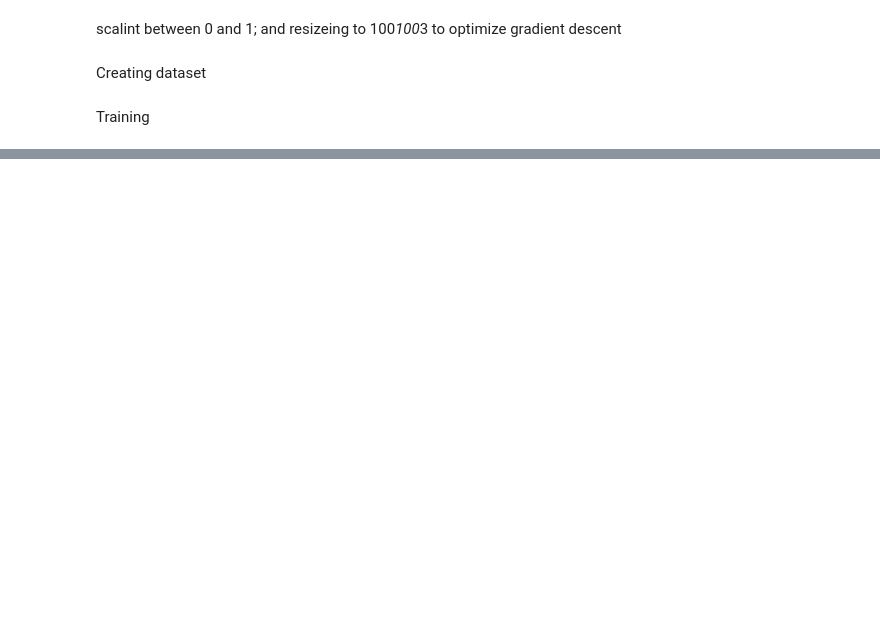
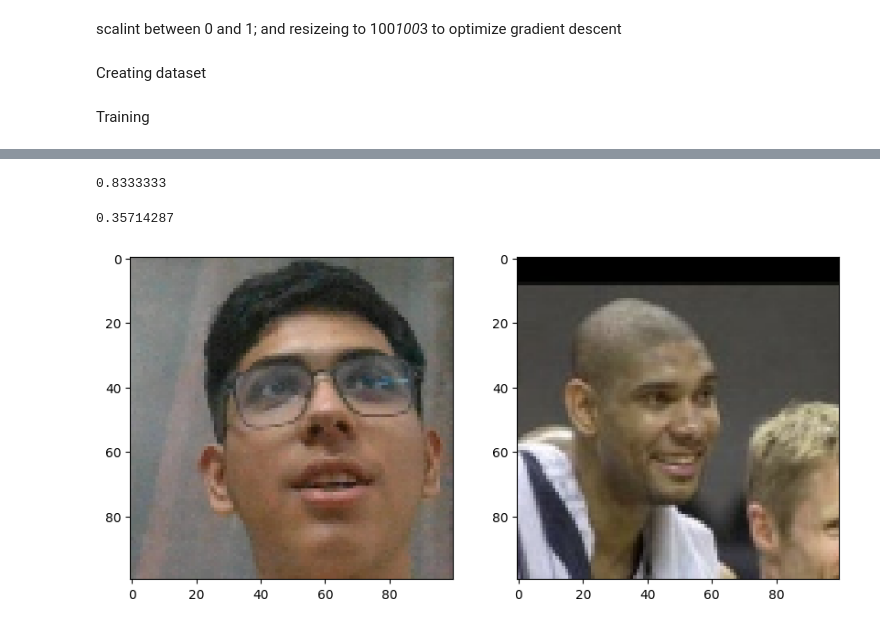
Before and after one commit to AdityaUnal/face_recon, a Jupyter notebook: facial_recognition.ipynb, the cells around one changed output, grey strips where cells are left out. Saved outputs shown, nothing was run; the diff lists cells and outputs as text; code cells hidden in the pictures; blank space fills up the shorter version.

```diff
--- a/facial_recognition.ipynb
+++ b/facial_recognition.ipynb
@@ -50,7 +72,7 @@ while cap.isOpened():
 
     if(cv2.waitKey(1) & 0XFF == ord('p')):
         path = 'D:/facial recognition/data/positive/' + str(uuid.uuid1()) + '.jpg'
-        cv2.imwrite(path, frame)
+        cv2.imwrite(path, frame)c
 
     cv2.imshow('Image Collection', frame)
     if(cv2.waitKey(1) & 0XFF == ord('c')):
@@ -98,9 +120,9 @@ train_data = train_data.prefetch(5)
 #testing partition
 test_data = data.skip(round(len(data)*.7))
 train_data = data.take(round(len(data)*.3))
-test_data = test_data.batch(10)
+test_data = test_data.batch(16)
 #to not bottle the neural network
-test_data = test_data.prefetch(5)
+test_data = test_data.prefetch(8)
 # %%
 #build embedding layer
 
@@ -225,0 +293,35 @@ model.predict([test_input, test_val])
+# %%
+m = Recall()
+
+# Calculating the recall value
+m.update_state(y_true, y_hat)
+
+# Return Recall Result
+m.result().numpy()
+# %% [output]
+0.8333333
+# %%
+m = Precision()
+
+# Calculating the recall value
+m.update_state(y_true, y_hat)
+
+# Return Recall Result
+m.result().numpy()
+# %% [output]
+0.35714287
+# %%
+plt.figure(figsize=(10,8))
+
+# Set first subplot
+plt.subplot(1,2,1)
+plt.imshow(test_input[0])
+
+# Set second subplot
+plt.subplot(1,2,2)
+plt.imshow(test_val[0])
+
+# Renders cleanly
+plt.show()
+# %% [output]
+[figure, added]
```
Also changed, not shown: parts of 18 cells of this notebook.
